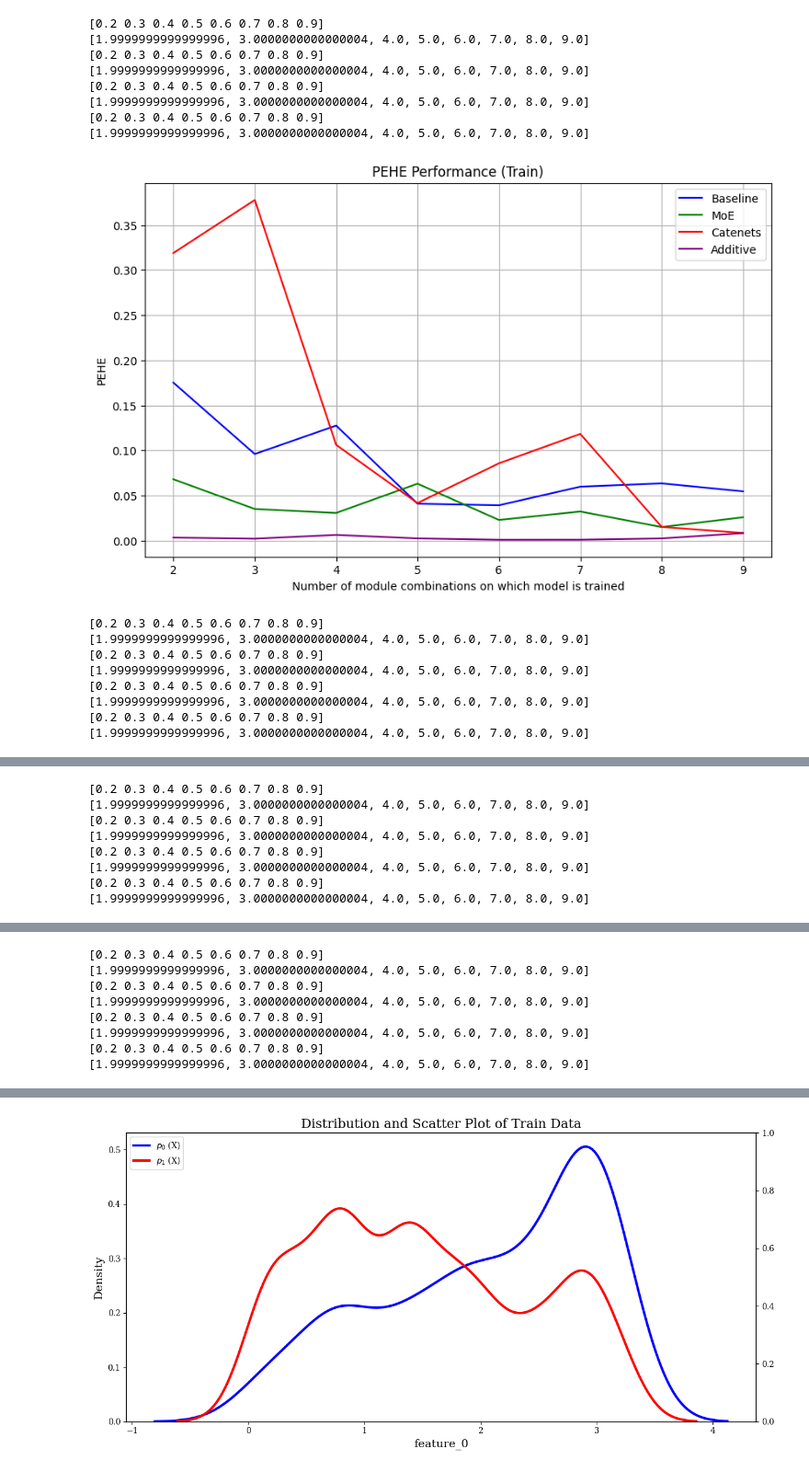
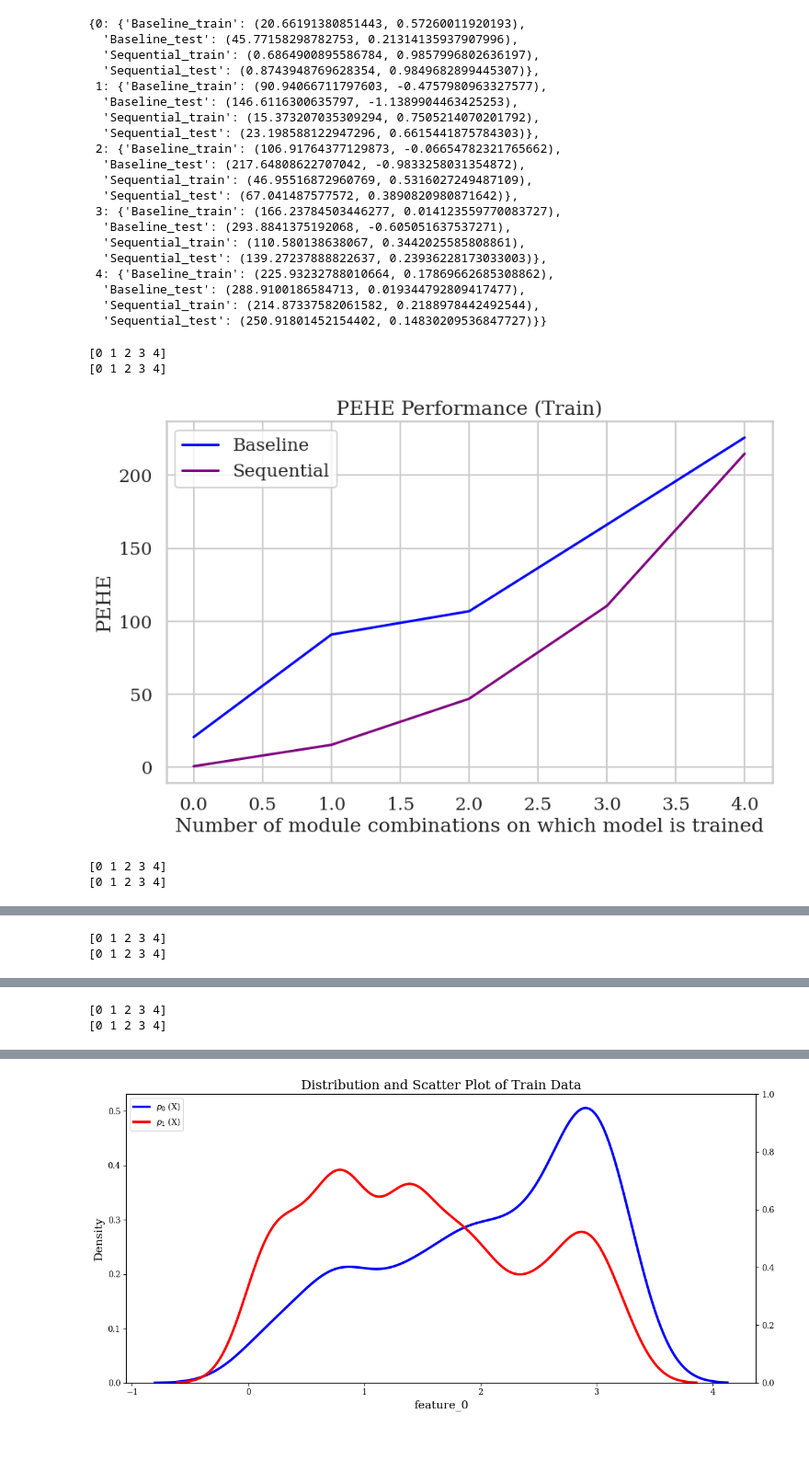
Before and after one commit to KDL-umass/compositional_models_cate, a Jupyter notebook: notebooks/sequential_analysis.ipynb, the cells around one changed output, grey strips where cells are left out. Shown at 92% size. Cells and saved outputs as stored; diff of their text form; code cells hidden in the pictures; blank space fills up the shorter version.

```diff
--- a/notebooks/sequential_analysis.ipynb
+++ b/notebooks/sequential_analysis.ipynb
@@ -486,3 +128,26 @@ args.num_modules
+# %%
+all_results
+# %% [output]
+{0: {'Baseline_train': (20.66191380851443, 0.57260011920193),
+  'Baseline_test': (45.77158298782753, 0.21314135937907996),
+  'Sequential_train': (0.6864900895586784, 0.9857996802636197),
+  'Sequential_test': (0.8743948769628354, 0.9849682899445307)},
+ 1: {'Baseline_train': (90.94066711797603, -0.4757980963327577),
+  'Baseline_test': (146.6116300635797, -1.1389904463425253),
+  'Sequential_train': (15.373207035309294, 0.7505214070201792),
+  'Sequential_test': (23.198588122947296, 0.6615441875784303)},
+ 2: {'Baseline_train': (106.91764377129873, -0.06654782321765662),
+  'Baseline_test': (217.64808622707042, -0.9833258031354872),
+  'Sequential_train': (46.95516872960769, 0.5316027249487109),
+  'Sequential_test': (67.041487577572, 0.3890820980871642)},
+ 3: {'Baseline_train': (166.23784503446277, 0.014123559770083727),
+  'Baseline_test': (293.8841375192068, -0.605051637537271),
+  'Sequential_train': (110.580138638067, 0.3442025585808861),
+  'Sequential_test': (139.27237888822637, 0.23936228173033003)},
+ 4: {'Baseline_train': (225.93232788010664, 0.17869662685308862),
+  'Baseline_test': (288.9100186584713, 0.019344792809417477),
+  'Sequential_train': (214.87337582061582, 0.2188978442492544),
+  'Sequential_test': (250.91801452154402, 0.14830209536847727)}}
 # %%
 # Colors for each model
 import math
@@ -490,53 +155,46 @@ colors = {
     'Baseline': 'blue',
     'MoE': 'green',
     'Catenets': 'red',
-    'Additive': 'purple'
+    'Sequential': 'purple'
 }
 
 # Function to plot performance
 def plot_performance(metric, metric_name, data_type):
     plt.figure(figsize=(10, 6))
     x = list(all_results.keys())
+    # remove key 5
+    x = [i for i in x if i != 5]
 
 
-    for model in ['Baseline', 'MoE', 'Catenets', 'Additive']:
+    for model in ['Baseline', 'Sequential']:
         y = [all_results[key][f'{model}_{data_type}'][metric] for key in x]
-        x_plot = 1-np.array(x)
-        print(x_plot)
-        x_plot = [i*10 for i in x_plot]
+        if exp == "noise":
+            x_plot = np.array(x)
+        else:
+            x_plot = 1-np.array(x)
+            print(x_plot)
+            x_plot = [i*args.num_modules for i in x_plot]
         print(x_plot)
         plt.plot(x_plot, y, color=colors[model], label=model,
                  linestyle='-' if data_type == 'train' else '--')
 
     plt.xlabel('Number of module combinations on which model is trained')
     plt.ylabel(metric_name)
     plt.title(f'{metric_name} Performance ({data_type.capitalize()})')
     plt.legend()
     plt.grid(True)
     plt.show()
 
 # Plot PEHE for train and test
 plot_performance(0, 'PEHE', 'train')
 plot_performance(0, 'PEHE', 'test')
 
 # Plot R^2 for train and test
 plot_performance(1, 'R^2', 'train')
 plot_performance(1, 'R^2', 'test')
 # %% [output]
-[0.2 0.3 0.4 0.5 0.6 0.7 0.8 0.9]
-[1.9999999999999996, 3.0000000000000004, 4.0, 5.0, 6.0, 7.0, 8.0, 9.0]
-[0.2 0.3 0.4 0.5 0.6 0.7 0.8 0.9]
-[1.9999999999999996, 3.0000000000000004, 4.0, 5.0, 6.0, 7.0, 8.0, 9.0]
-[0.2 0.3 0.4 0.5 0.6 0.7 0.8 0.9]
-[1.9999999999999996, 3.0000000000000004, 4.0, 5.0, 6.0, 7.0, 8.0, 9.0]
-[0.2 0.3 0.4 0.5 0.6 0.7 0.8 0.9]
-[1.9999999999999996, 3.0000000000000004, 4.0, 5.0, 6.0, 7.0, 8.0, 9.0]
+[0 1 2 3 4]
+[0 1 2 3 4]
-[figure, old version]
+[figure, new version]
-[0.2 0.3 0.4 0.5 0.6 0.7 0.8 0.9]
-[1.9999999999999996, 3.0000000000000004, 4.0, 5.0, 6.0, 7.0, 8.0, 9.0]
-[0.2 0.3 0.4 0.5 0.6 0.7 0.8 0.9]
-[1.9999999999999996, 3.0000000000000004, 4.0, 5.0, 6.0, 7.0, 8.0, 9.0]
-[0.2 0.3 0.4 0.5 0.6 0.7 0.8 0.9]
-[1.9999999999999996, 3.0000000000000004, 4.0, 5.0, 6.0, 7.0, 8.0, 9.0]
-[0.2 0.3 0.4 0.5 0.6 0.7 0.8 0.9]
-[1.9999999999999996, 3.0000000000000004, 4.0, 5.0, 6.0, 7.0, 8.0, 9.0]
+[0 1 2 3 4]
+[0 1 2 3 4]
@@ -544,8 +202,2 @@ plot_performance(1, 'R^2', 'test')
-[0.2 0.3 0.4 0.5 0.6 0.7 0.8 0.9]
-[1.9999999999999996, 3.0000000000000004, 4.0, 5.0, 6.0, 7.0, 8.0, 9.0]
-[0.2 0.3 0.4 0.5 0.6 0.7 0.8 0.9]
-[1.9999999999999996, 3.0000000000000004, 4.0, 5.0, 6.0, 7.0, 8.0, 9.0]
-[0.2 0.3 0.4 0.5 0.6 0.7 0.8 0.9]
-[1.9999999999999996, 3.0000000000000004, 4.0, 5.0, 6.0, 7.0, 8.0, 9.0]
-[0.2 0.3 0.4 0.5 0.6 0.7 0.8 0.9]
-[1.9999999999999996, 3.0000000000000004, 4.0, 5.0, 6.0, 7.0, 8.0, 9.0]
+[0 1 2 3 4]
+[0 1 2 3 4]
@@ -553,8 +205,2 @@ plot_performance(1, 'R^2', 'test')
-[0.2 0.3 0.4 0.5 0.6 0.7 0.8 0.9]
-[1.9999999999999996, 3.0000000000000004, 4.0, 5.0, 6.0, 7.0, 8.0, 9.0]
-[0.2 0.3 0.4 0.5 0.6 0.7 0.8 0.9]
-[1.9999999999999996, 3.0000000000000004, 4.0, 5.0, 6.0, 7.0, 8.0, 9.0]
-[0.2 0.3 0.4 0.5 0.6 0.7 0.8 0.9]
-[1.9999999999999996, 3.0000000000000004, 4.0, 5.0, 6.0, 7.0, 8.0, 9.0]
-[0.2 0.3 0.4 0.5 0.6 0.7 0.8 0.9]
-[1.9999999999999996, 3.0000000000000004, 4.0, 5.0, 6.0, 7.0, 8.0, 9.0]
+[0 1 2 3 4]
+[0 1 2 3 4]
```
Also changed, not shown: parts of 18 cells of this notebook, 19 other files.
